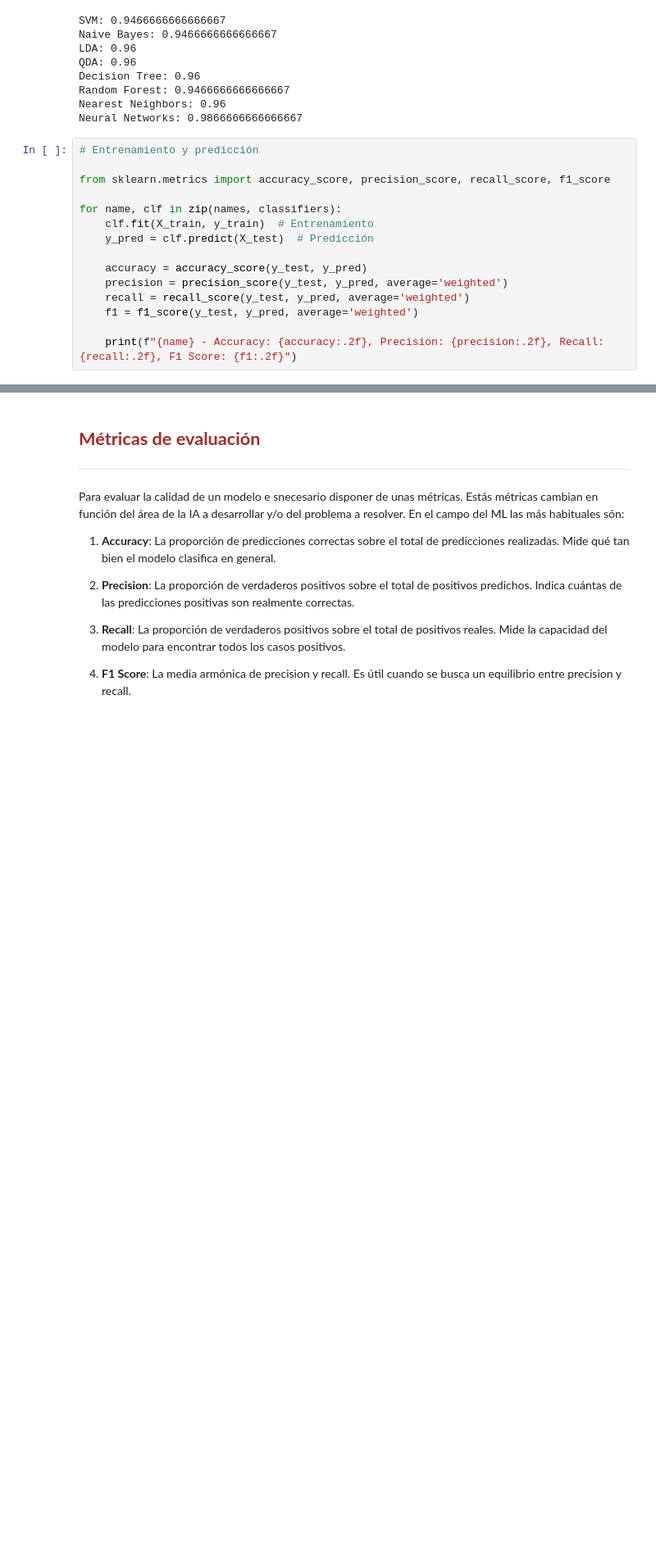
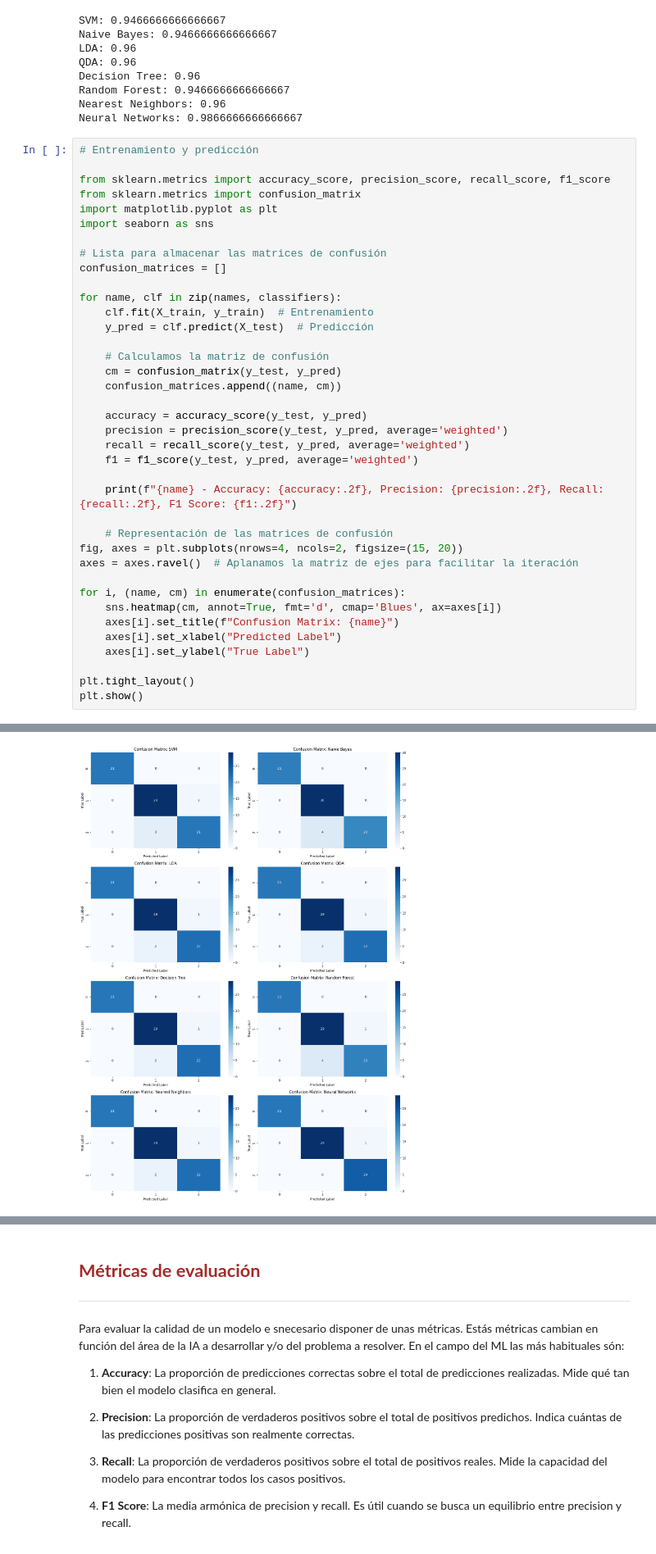
Before and after one commit to ManelSoengas/tutorials, a Jupyter notebook: ML_Beginner.ipynb, the cells around one changed output, grey strips where cells are left out. Shown at 82% size. Drawn from its saved outputs; the diff is of its cells as text; blank space fills up the shorter version.

```diff
--- a/ML_Beginner.ipynb
+++ b/ML_Beginner.ipynb
@@ -241,27 +250,51 @@ Neural Networks: 0.9866666666666667
 # %%
 # Entrenamiento y predicción
 
 from sklearn.metrics import accuracy_score, precision_score, recall_score, f1_score
+from sklearn.metrics import confusion_matrix
+import matplotlib.pyplot as plt
+import seaborn as sns
+
+# Lista para almacenar las matrices de confusión
+confusion_matrices = []
 
 for name, clf in zip(names, classifiers):
     clf.fit(X_train, y_train)  # Entrenamiento
     y_pred = clf.predict(X_test)  # Predicción
+
+    # Calculamos la matriz de confusión
+    cm = confusion_matrix(y_test, y_pred)
+    confusion_matrices.append((name, cm))
 
     accuracy = accuracy_score(y_test, y_pred)
     precision = precision_score(y_test, y_pred, average='weighted')
     recall = recall_score(y_test, y_pred, average='weighted')
     f1 = f1_score(y_test, y_pred, average='weighted')
 
     print(f"{name} - Accuracy: {accuracy:.2f}, Precision: {precision:.2f}, Recall: {recall:.2f}, F1 Score: {f1:.2f}")
+
+    # Representación de las matrices de confusión
+fig, axes = plt.subplots(nrows=4, ncols=2, figsize=(15, 20))
+axes = axes.ravel()  # Aplanamos la matriz de ejes para facilitar la iteración
+
+for i, (name, cm) in enumerate(confusion_matrices):
+    sns.heatmap(cm, annot=True, fmt='d', cmap='Blues', ax=axes[i])
+    axes[i].set_title(f"Confusion Matrix: {name}")
+    axes[i].set_xlabel("Predicted Label")
+    axes[i].set_ylabel("True Label")
+
+plt.tight_layout()
+plt.show()
 # %% [output]
 SVM - Accuracy: 0.95, Precision: 0.95, Recall: 0.95, F1 Score: 0.95
 Naive Bayes - Accuracy: 0.95, Precision: 0.95, Recall: 0.95, F1 Score: 0.95
 LDA - Accuracy: 0.96, Precision: 0.96, Recall: 0.96, F1 Score: 0.96
 QDA - Accuracy: 0.96, Precision: 0.96, Recall: 0.96, F1 Score: 0.96
 Decision Tree - Accuracy: 0.96, Precision: 0.96, Recall: 0.96, F1 Score: 0.96
 Random Forest - Accuracy: 0.93, Precision: 0.94, Recall: 0.93, F1 Score: 0.93
 Nearest Neighbors - Accuracy: 0.96, Precision: 0.96, Recall: 0.96, F1 Score: 0.96
 Neural Networks - Accuracy: 0.99, Precision: 0.99, Recall: 0.99, F1 Score: 0.99
+[figure, added]
 # %% [markdown]
 ## **<font color='brown'>Conclusiones</font>**
 
```
Also changed, not shown: parts of 7 cells of this notebook.
